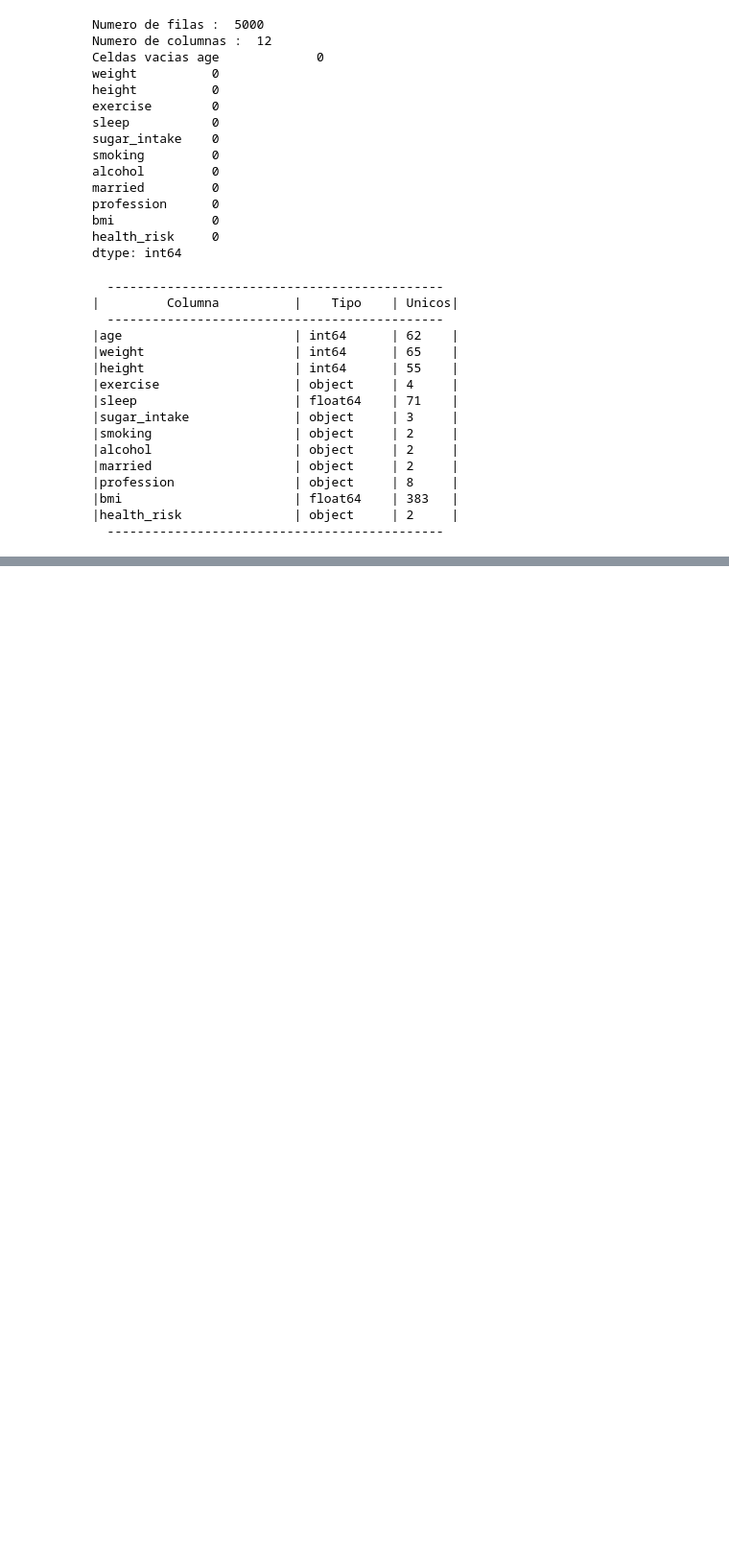
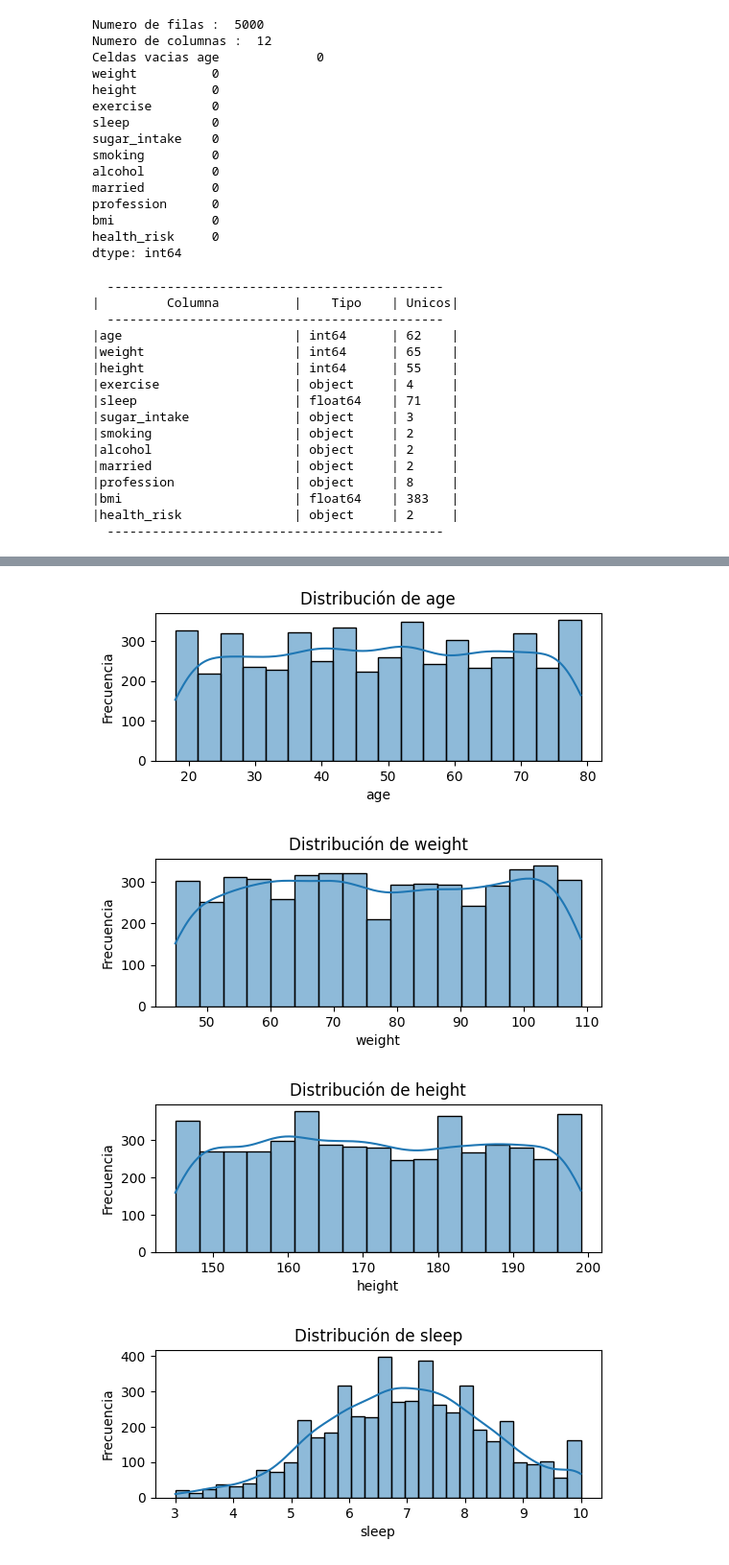
Before and after one commit to kannhpj/data-labs-proyecto, a Jupyter notebook: notebooks/02_Exploracion_datos.ipynb, the cells around one changed output, grey strips where cells are left out. Shown at 96% size. Saved outputs shown, nothing was run; the diff lists cells and outputs as text; code cells hidden in the pictures; blank space fills up the shorter version.

```diff
--- a/notebooks/02_Exploracion_datos.ipynb
+++ b/notebooks/02_Exploracion_datos.ipynb
@@ -70,3 +70,8 @@ print(f"{str("-----"*9):^50}")
 |bmi                       | float64    | 383   |
 |health_risk               | object     | 2     |
   ---------------------------------------------
+# %%
+# Convertir en categoricas las columnas que tienen pocos valores unicos
+columnas_a_categoricas = ['exercise','sugar_intake','smoking', 'alcohol','married','profession','health_risk']
+for col in columnas_a_categoricas:
+    df[col] = df[col].astype('category')
@@ -72,0 +100,19 @@ print(f"{str("-----"*9):^50}")
+# %%
+# Graficas de distribucion para variables numericas
+import matplotlib.pyplot as plt
+import seaborn as sns
+
+numerical_cols = df.select_dtypes(include=['int64', 'float64']).columns
+
+for col in numerical_cols:
+    plt.figure(figsize=(6, 2))
+    sns.histplot(df[col], kde=True)
+    plt.title(f'Distribución de {col}')
+    plt.xlabel(col)
+    plt.ylabel('Frecuencia')
+    plt.show()
+# %% [output]
+[figure, added]
+[figure, added]
+[figure, added]
+[figure, added]
```
Also changed, not shown: parts of 8 cells of this notebook, 1 other file.
